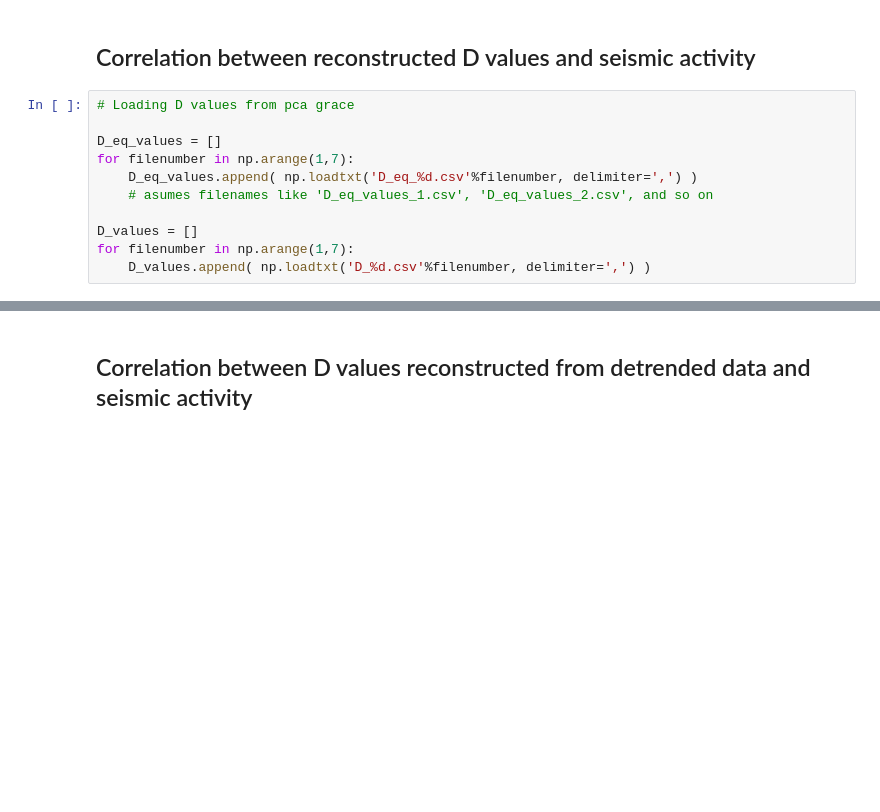
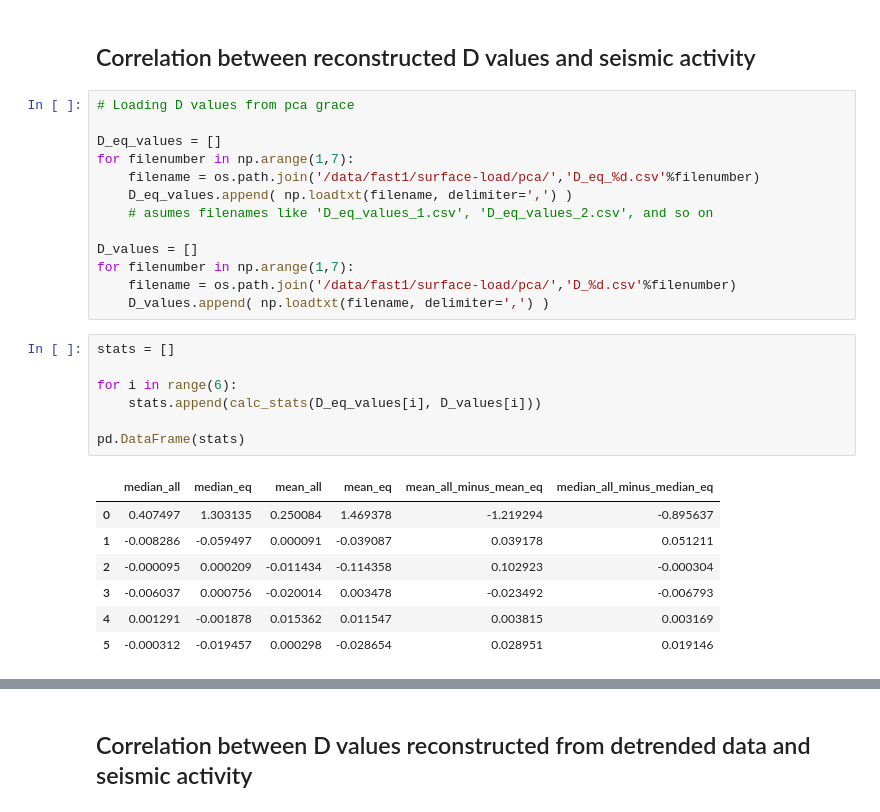
Before and after one commit to epic-research-group/surface-load-quakes, a Jupyter notebook: surface-load-earthquake-relationship.ipynb, the cells around one changed output, grey strips where cells are left out. Drawn from its saved outputs; the diff is of its cells as text; blank space fills up the shorter version.

```diff
--- a/surface-load-earthquake-relationship.ipynb
+++ b/surface-load-earthquake-relationship.ipynb
@@ -103,12 +89,29 @@ stats
 
 D_eq_values = []
 for filenumber in np.arange(1,7):
-    D_eq_values.append( np.loadtxt('D_eq_%d.csv'%filenumber, delimiter=',') )
+    filename = os.path.join('/data/fast1/surface-load/pca/','D_eq_%d.csv'%filenumber)
+    D_eq_values.append( np.loadtxt(filename, delimiter=',') )
     # asumes filenames like 'D_eq_values_1.csv', 'D_eq_values_2.csv', and so on
 
 D_values = []
 for filenumber in np.arange(1,7):
-    D_values.append( np.loadtxt('D_%d.csv'%filenumber, delimiter=',') )
+    filename = os.path.join('/data/fast1/surface-load/pca/','D_%d.csv'%filenumber)
+    D_values.append( np.loadtxt(filename, delimiter=',') )
+# %%
+stats = []
+
+for i in range(6):
+    stats.append(calc_stats(D_eq_values[i], D_values[i]))
+
+pd.DataFrame(stats)
+# %% [output]
+|  | median_all | median_eq | mean_all | mean_eq | mean_all_minus_mean_eq | median_all_minus_median_eq |
+| 0 | 0.407497 | 1.303135 | 0.250084 | 1.469378 | -1.219294 | -0.895637 |
+| 1 | -0.008286 | -0.059497 | 0.000091 | -0.039087 | 0.039178 | 0.051211 |
+| 2 | -0.000095 | 0.000209 | -0.011434 | -0.114358 | 0.102923 | -0.000304 |
+| 3 | -0.006037 | 0.000756 | -0.020014 | 0.003478 | -0.023492 | -0.006793 |
+| 4 | 0.001291 | -0.001878 | 0.015362 | 0.011547 | 0.003815 | 0.003169 |
+| 5 | -0.000312 | -0.019457 | 0.000298 | -0.028654 | 0.028951 | 0.019146 |
 # %%
 for i in range(6):
     plot_hist(D_values[i].flatten(), D_eq_values[i])
```
Also changed, not shown: parts of 14 cells of this notebook.
